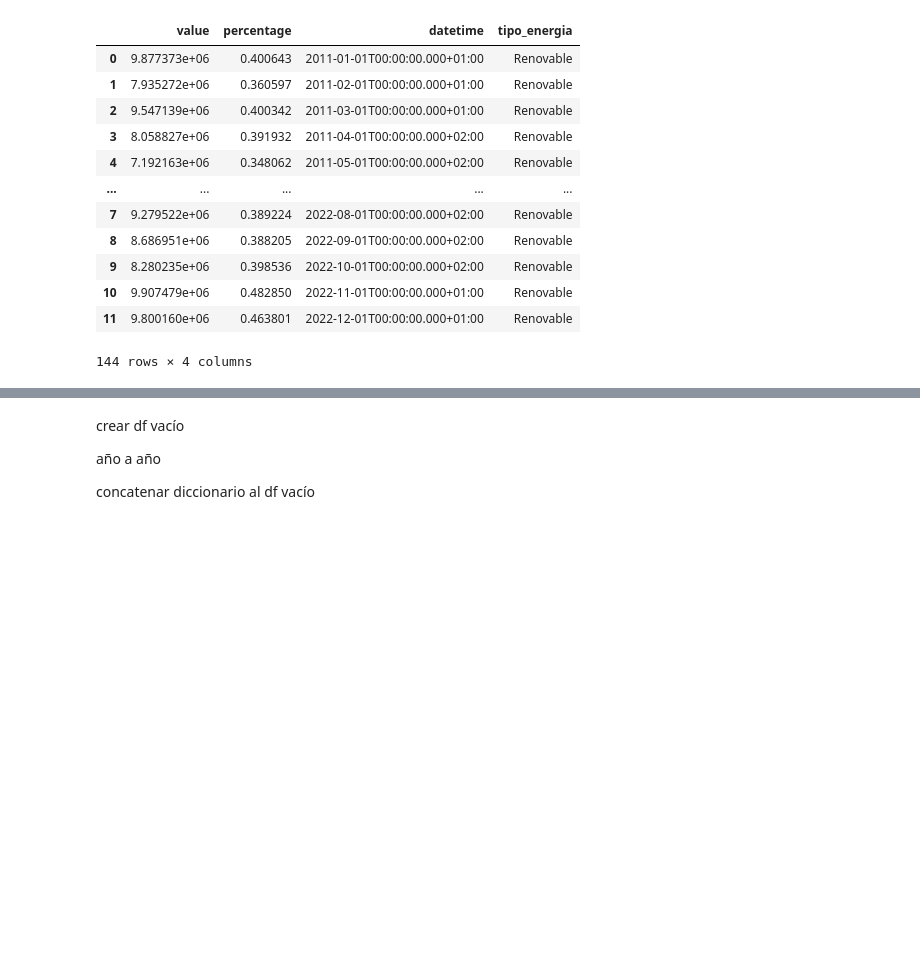
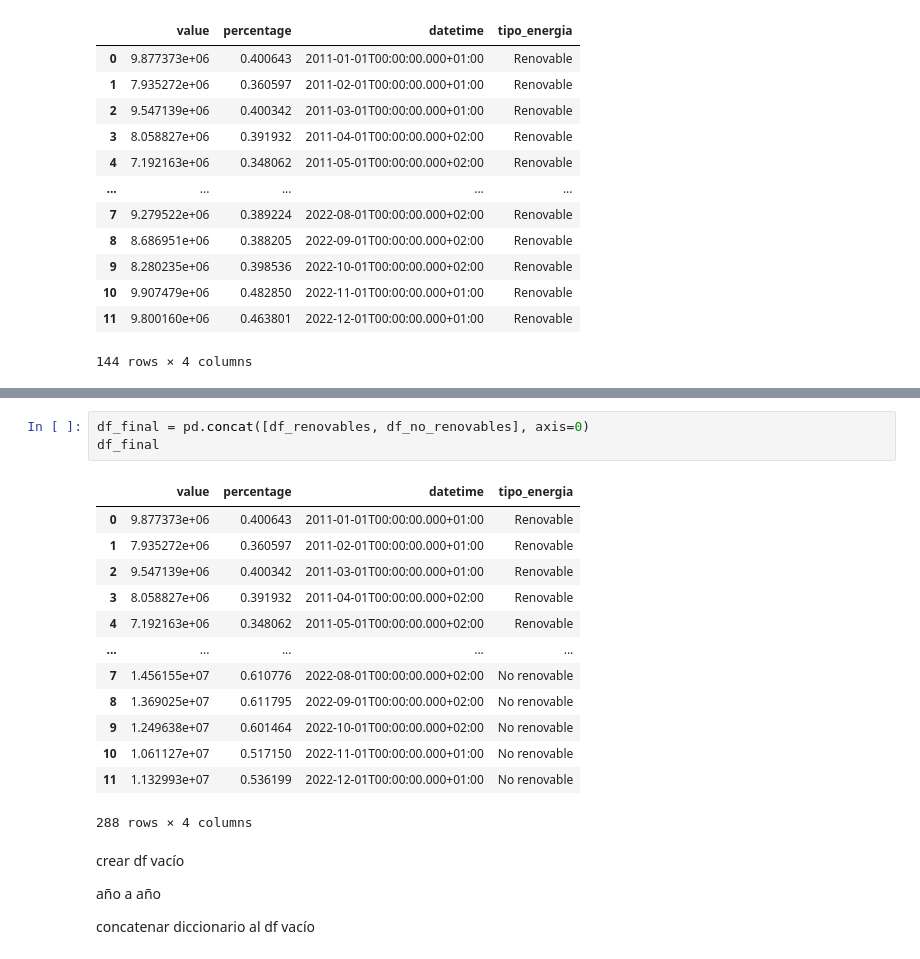
Before and after one commit to Adalab/EDA-y-ETL, a Jupyter notebook: etl/etl-I.ipynb, the cells around one changed output, grey strips where cells are left out. Drawn from its saved outputs; the diff is of its cells as text; blank space fills up the shorter version.

```diff
--- a/etl/etl-I.ipynb
+++ b/etl/etl-I.ipynb
@@ -172,3 +206,20 @@ df_renovables
+# %%
+df_final = pd.concat([df_renovables, df_no_renovables], axis=0)
+df_final
+# %% [output]
+|  | value | percentage | datetime | tipo_energia |
+| 0 | 9.877373e+06 | 0.400643 | 2011-01-01T00:00:00.000+01:00 | Renovable |
+| 1 | 7.935272e+06 | 0.360597 | 2011-02-01T00:00:00.000+01:00 | Renovable |
+| 2 | 9.547139e+06 | 0.400342 | 2011-03-01T00:00:00.000+01:00 | Renovable |
+| 3 | 8.058827e+06 | 0.391932 | 2011-04-01T00:00:00.000+02:00 | Renovable |
+| 4 | 7.192163e+06 | 0.348062 | 2011-05-01T00:00:00.000+02:00 | Renovable |
+| ... | ... | ... | ... | ... |
+| 7 | 1.456155e+07 | 0.610776 | 2022-08-01T00:00:00.000+02:00 | No renovable |
+| 8 | 1.369025e+07 | 0.611795 | 2022-09-01T00:00:00.000+02:00 | No renovable |
+| 9 | 1.249638e+07 | 0.601464 | 2022-10-01T00:00:00.000+02:00 | No renovable |
+| 10 | 1.061127e+07 | 0.517150 | 2022-11-01T00:00:00.000+01:00 | No renovable |
+| 11 | 1.132993e+07 | 0.536199 | 2022-12-01T00:00:00.000+01:00 | No renovable |
+288 rows × 4 columns
 # %% [markdown]
 crear df vacío
 
```
Also changed, not shown: parts of 8 cells of this notebook, 2 other files.
